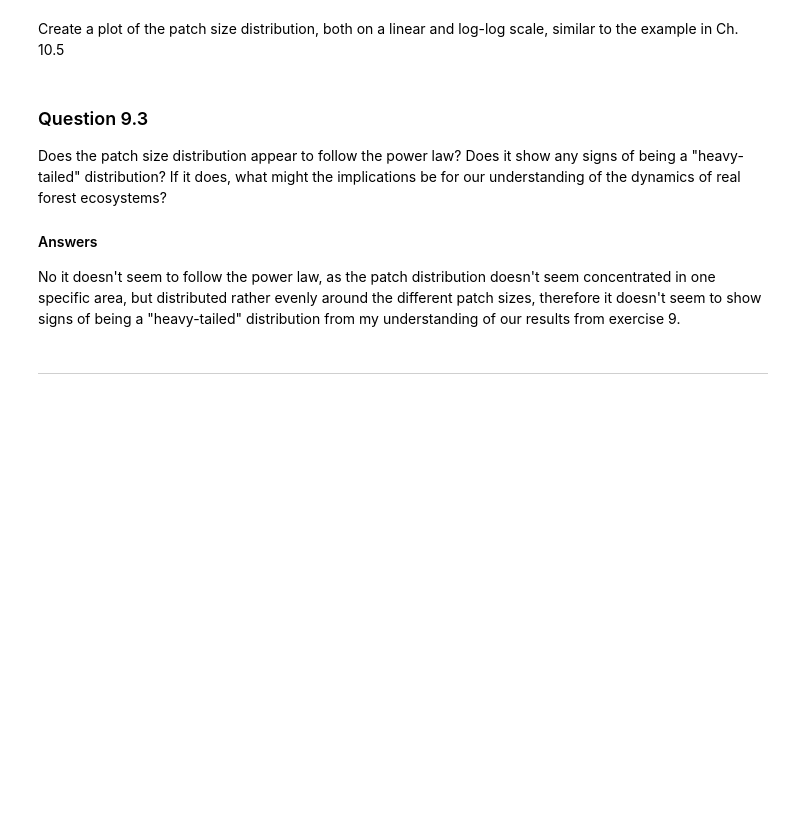
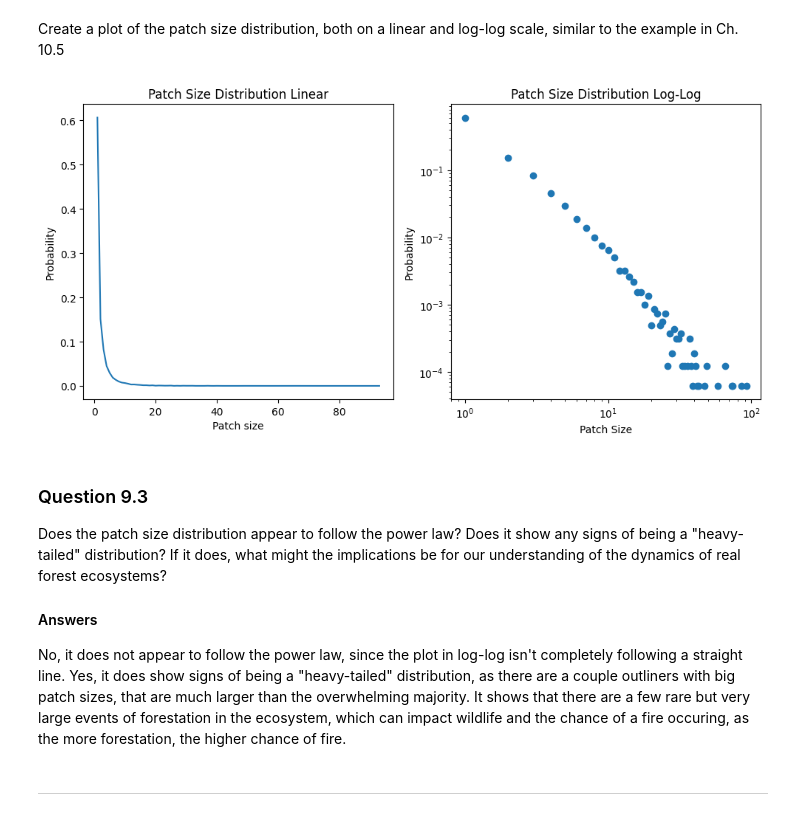
Before and after one commit to NicolasManuelKoch/cap-comp215, a Jupyter notebook: lab9_.ipynb, the cells around one changed output. Cells and saved outputs as stored; diff of their text form; code cells hidden in the pictures; blank space fills up the shorter version.

```diff
--- a/lab9_.ipynb
+++ b/lab9_.ipynb
@@ -521,3 +508,29 @@ Create a plot of the patch size distribution, both on a linear and log-log scale
+# %%
+# Ex. 9.2 here
+
+#create empirical distribution using PMF
+pmf = Pmf.from_seq(patch_sizes)
+
+#make arrays for plotting &plot patch size distribution on linear scale/log-log
+plot1 = pmf.qs
+plot2 = pmf.ps
+
+plt.figure(figsize=(10, 5))
+plt.subplot(1, 2, 1)
+plt.plot(plot1, plot2)
+plt.xlabel('Patch size')
+plt.ylabel('Probability')
+plt.title('Patch Size Distribution Linear')
+
+plt.subplot(1, 2, 2)
+plt.loglog(plot1, plot2, 'o')
+plt.xlabel('Patch Size')
+plt.ylabel('Probability')
+plt.title('Patch Size Distribution Log-Log')
+plt.tight_layout()
+plt.show()
+# %% [output]
+[figure, added]
 # %% [markdown]
 ### Question 9.3
 
@@ -526,7 +539,8 @@ Does it show any signs of being a "heavy-tailed" distribution?
 If it does, what might the implications be for our understanding of the dynamics of real forest ecosystems?
 
 #### Answers
-No it doesn't seem to follow the power law, as the patch distribution doesn't seem concentrated in one specific area, but distributed rather evenly around the different patch sizes, therefore it doesn't seem to show signs of being a "heavy-tailed" distribution from my understanding of our results from exercise 9.
+No, it does not appear to follow the power law, since the plot in log-log isn't completely following a straight line.
+Yes, it does show signs of being a "heavy-tailed" distribution, as there are a couple outliners with big patch sizes, that are much larger than the overwhelming majority. It shows that there are a few rare but very large events of forestation in the ecosystem, which can impact wildlife and the chance of a fire occuring, as the more forestation, the higher chance of fire.
 # %% [markdown]
 ---------------------
 # %% [markdown]
```
Also changed, not shown: parts of 10 cells of this notebook.
